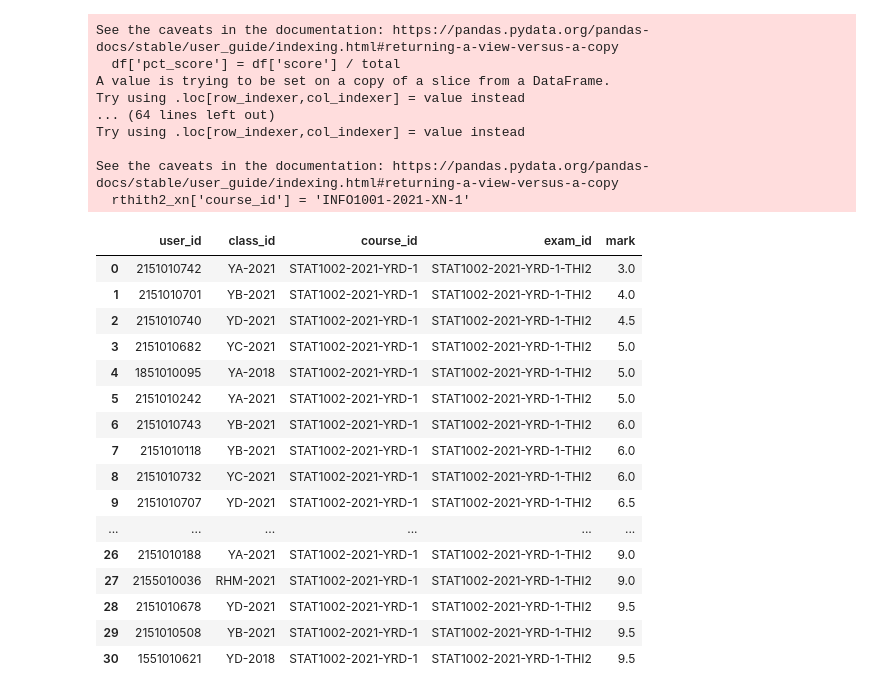
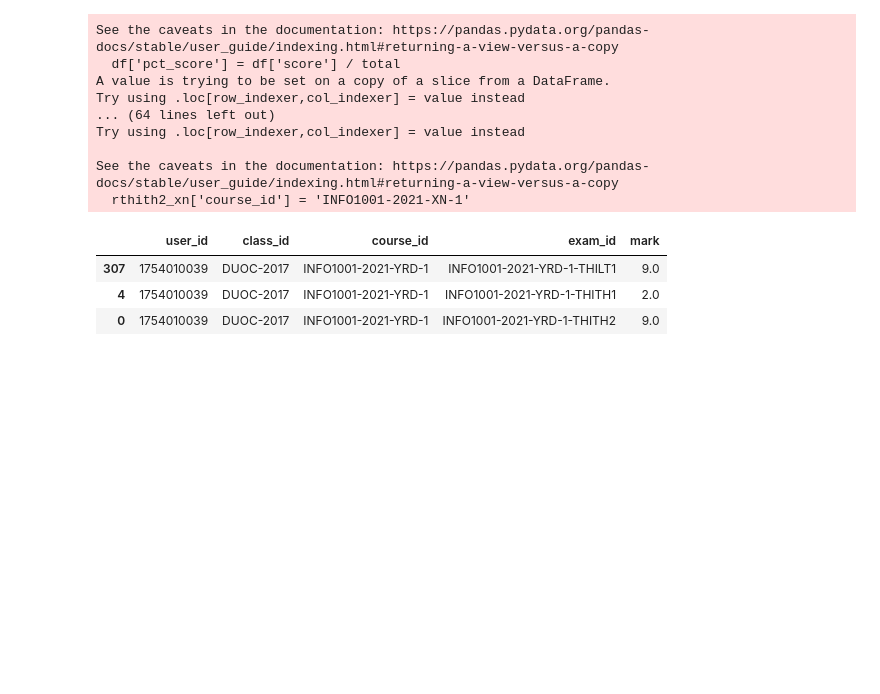
Before and after one commit to pham-k/xu-ly-diem, a Jupyter notebook: notebook/all_res.ipynb, the cells around one changed output. Cells and saved outputs as stored; diff of their text form; code cells hidden in the pictures; blank space fills up the shorter version.

```diff
--- a/notebook/all_res.ipynb
+++ b/notebook/all_res.ipynb
@@ -539,12 +539,16 @@ PATH_RQT1 = '../data/2021/response/INFO1001-2021-YRD-1-QT1 (Responses).xlsx'
 PATH_RTHILT1 = '../data/2021/response/INFO1001-2021-YRD-1-THILT1 (Responses).xlsx'
 PATH_RTHITH1 = '../data/2021/response/INFO1001-2021-YRD-1-THITH1 (Responses).xlsx'
 
+PATH_RTHITH2_1 = '../data/2021/response/INFO1001-2021-YRD-1-THITH2-1 (Responses).xlsx'
+
 rcc1 = util.parse_response(PATH_RCC1)
 rcc2 = util.parse_response(PATH_RCC2)
 rcc3 = util.parse_response(PATH_RCC3)
 rqt1 = util.parse_response(PATH_RQT1)
 rthilt1 = util.parse_response(PATH_RTHILT1)
 rthith1 = util.parse_response(PATH_RTHITH1)
+
+rthith2_1 = util.parse_response(PATH_RTHITH2_1)
 
 # Fix
 rcc3.loc[rcc3.user_id == '2151050059', 'user_id'] = '2151010059'  # nguyen ngoc chuong, sai mssv
@@ -579,6 +583,7 @@ rcc3['course_id'] = 'INFO1001-2021-YRD-1'
 rqt1['course_id'] = 'INFO1001-2021-YRD-1'
 rthilt1['course_id'] = 'INFO1001-2021-YRD-1'
 rthith1['course_id'] = 'INFO1001-2021-YRD-1'
+rthith2_1['course_id'] = 'INFO1001-2021-YRD-1'
 
 cc1 = mh.get_mark(rcc1, cutpoint, total=15, exam_id='INFO1001-2021-YRD-1-CC1')
 cc2 = mh.get_mark(rcc2, cutpoint, total=10, exam_id='INFO1001-2021-YRD-1-CC2')
@@ -586,6 +591,7 @@ cc3 = mh.get_mark(rcc3, cutpoint, total=20, exam_id='INFO1001-2021-YRD-1-CC3')
 qt1 = mh.get_mark(rqt1, cutpoint, total=30, exam_id='INFO1001-2021-YRD-1-QT1')
 thilt1 = mh.get_mark(rthilt1, cutpoint, total=50, exam_id='INFO1001-2021-YRD-1-THILT1')
 thith1 = mh.get_mark(rthith1, cutpoint, total=25, exam_id='INFO1001-2021-YRD-1-THITH1')
+thith2_1 = mh.get_mark(rthith2_1, cutpoint, total=25, exam_id='INFO1001-2021-YRD-1-THITH2')
 
 # SV co diem danh, k co bai --> 0 diem
 
@@ -597,6 +603,7 @@ res = (
     .append(qt1)
     .append(thilt1)
     .append(thith1)
+    .append(thith2_1)
 )
 
 # SV thi lai cua nam 2020, lay diem lan 2 nam 2020
@@ -648,33 +655,20 @@ res = (
 # rthi1.query('name == "NGÔ NGỌC CHÂU"')
 # %%
 # res
-# res.query('user_id == "1751010986"')
+res.query('user_id == "1754010039"')
 # res.query('name == "TRẦN ÁNH NGỌC"')
 # res.query('course_id == "STAT1002-2021-YRD-1"')
-res.query('exam_id == "STAT1002-2021-YRD-1-THI2"')
+# res.query('exam_id == "INFO1001-2021-YRD-1-THITH2"')
 # res.query('exam_id == "INFO1001-2021-DD-1-CC3" and user_id == "215301014"')
 # res.query('course_id == "STAT1001-2021-KX-2" and exam_id == "STAT1001-2021-KX-2-CC2"')
 # res.query('course_id == "INFO1001-2021-DD-1" and class_id == "dd-2020"')
 # res.query('exam_id == "INFO1001-2021-DHD-1-THITH1"')
 # rcc2
 # %% [output]
 |  | user_id | class_id | course_id | exam_id | mark |
-| 0 | 2151010742 | YA-2021 | STAT1002-2021-YRD-1 | STAT1002-2021-YRD-1-THI2 | 3.0 |
-| 1 | 2151010701 | YB-2021 | STAT1002-2021-YRD-1 | STAT1002-2021-YRD-1-THI2 | 4.0 |
-| 2 | 2151010740 | YD-2021 | STAT1002-2021-YRD-1 | STAT1002-2021-YRD-1-THI2 | 4.5 |
-| 3 | 2151010682 | YC-2021 | STAT1002-2021-YRD-1 | STAT1002-2021-YRD-1-THI2 | 5.0 |
-| 4 | 1851010095 | YA-2018 | STAT1002-2021-YRD-1 | STAT1002-2021-YRD-1-THI2 | 5.0 |
-| 5 | 2151010242 | YA-2021 | STAT1002-2021-YRD-1 | STAT1002-2021-YRD-1-THI2 | 5.0 |
-| 6 | 2151010743 | YB-2021 | STAT1002-2021-YRD-1 | STAT1002-2021-YRD-1-THI2 | 6.0 |
-| 7 | 2151010118 | YB-2021 | STAT1002-2021-YRD-1 | STAT1002-2021-YRD-1-THI2 | 6.0 |
-| 8 | 2151010732 | YC-2021 | STAT1002-2021-YRD-1 | STAT1002-2021-YRD-1-THI2 | 6.0 |
-| 9 | 2151010707 | YD-2021 | STAT1002-2021-YRD-1 | STAT1002-2021-YRD-1-THI2 | 6.5 |
-| ... | ... | ... | ... | ... | ... |
-| 26 | 2151010188 | YA-2021 | STAT1002-2021-YRD-1 | STAT1002-2021-YRD-1-THI2 | 9.0 |
-| 27 | 2155010036 | RHM-2021 | STAT1002-2021-YRD-1 | STAT1002-2021-YRD-1-THI2 | 9.0 |
-| 28 | 2151010678 | YD-2021 | STAT1002-2021-YRD-1 | STAT1002-2021-YRD-1-THI2 | 9.5 |
-| 29 | 2151010508 | YB-2021 | STAT1002-2021-YRD-1 | STAT1002-2021-YRD-1-THI2 | 9.5 |
-| 30 | 1551010621 | YD-2018 | STAT1002-2021-YRD-1 | STAT1002-2021-YRD-1-THI2 | 9.5 |
+| 307 | 1754010039 | DUOC-2017 | INFO1001-2021-YRD-1 | INFO1001-2021-YRD-1-THILT1 | 9.0 |
+| 4 | 1754010039 | DUOC-2017 | INFO1001-2021-YRD-1 | INFO1001-2021-YRD-1-THITH1 | 2.0 |
+| 0 | 1754010039 | DUOC-2017 | INFO1001-2021-YRD-1 | INFO1001-2021-YRD-1-THITH2 | 9.0 |
 # %%
 # current_date = pd.Timestamp.now().date().__str__()
 res.to_csv(f'../data/2021/response/all-response.csv', index=False)
```
Also changed, not shown: 4 other files.
